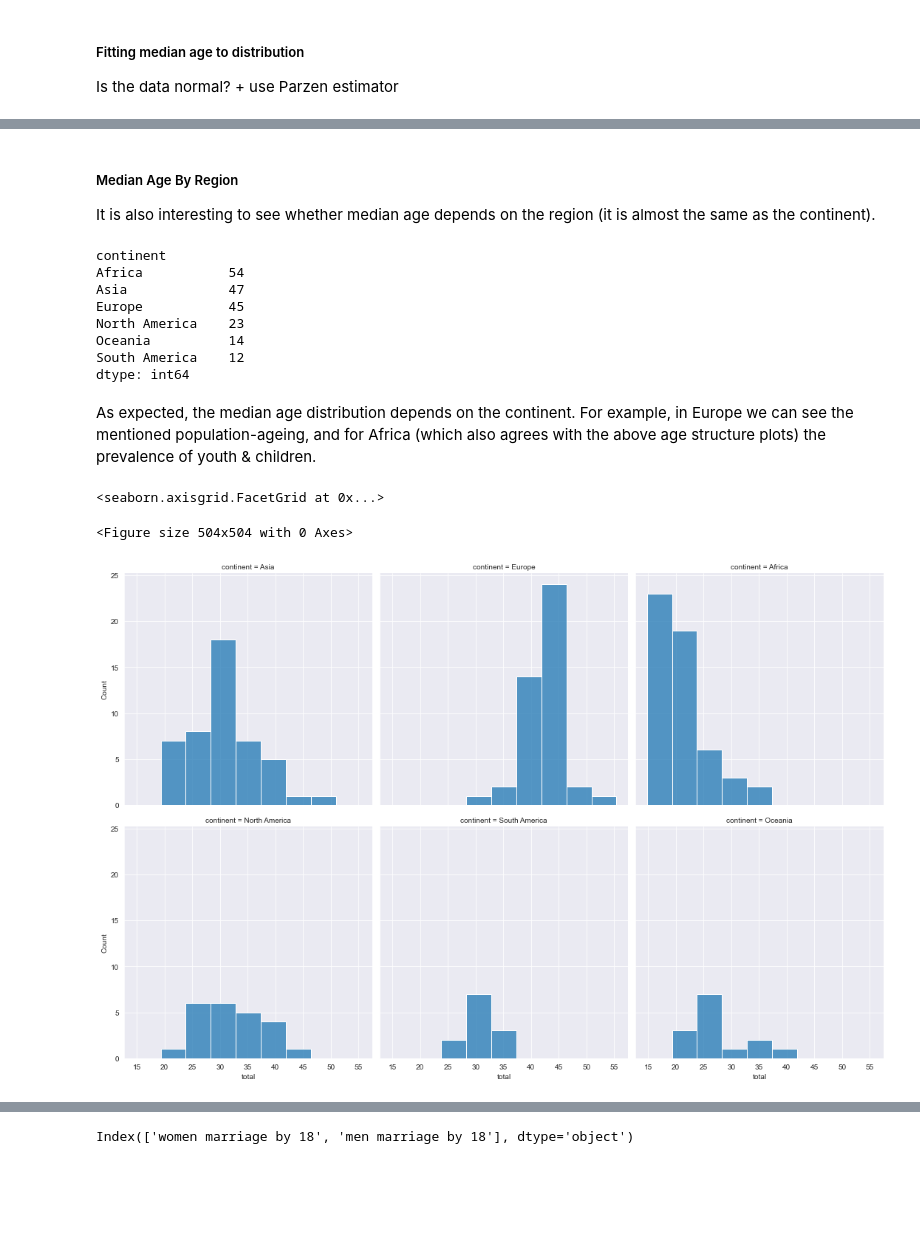
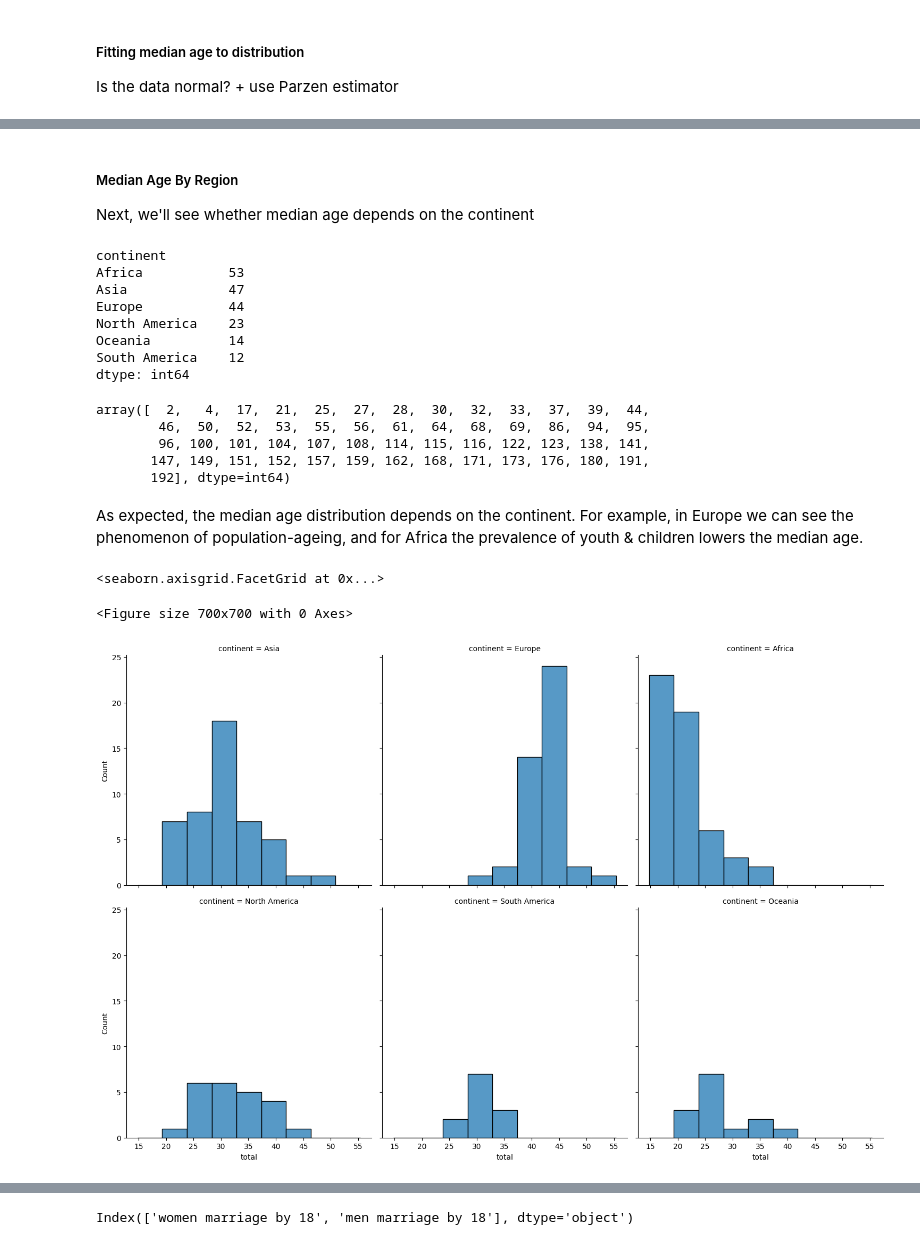
Before and after one commit to farqlia/WorldCountriesProject, a Jupyter notebook: notebooks/Analysis Of Median Age.ipynb, the cells around one changed output, grey strips where cells are left out. Drawn from its saved outputs; the diff is of its cells as text; code cells hidden in the pictures; blank space fills up the shorter version.

```diff
--- a/notebooks/Analysis Of Median Age.ipynb
+++ b/notebooks/Analysis Of Median Age.ipynb
@@ -39,8 +72,8 @@ First, we'll explore the most important metrics: median age and age structure. E
 # %%
-median_age = downloading.open_metric('median age')
-age_structure = downloading.open_metric('age structure')
+median_age = downloading.open_metric('median age')['total']
 # %%
-nan_index = median_age[median_age['total'].isna()].index
-print(nan_index)
+nan_index = median_age[median_age.isna()].index
+print("Countries with missing median age: ", list(nan_index))
 median_age = median_age.drop(nan_index)
+countries = median_age.index
 # %% [output]
@@ -78,32 +102,38 @@ plt.show()
 # %% [markdown]
 ##### Median Age By Region
 
-It is also interesting to see whether median age depends on the region (it is almost the same as the continent).
+Next, we'll see whether median age depends on the continent
 # %%
-country_continents = preprocess_utils.assign_continents()
+country_continents = preprocess_utils.assign_continents(median_age.index)
+continents = list(np.unique(country_continents.values))
 country_continents.value_counts()
 # %% [output]
 continent
-Africa           54
+Africa           53
 Asia             47
-Europe           45
+Europe           44
 North America    23
 Oceania          14
 South America    12
 dtype: int64
+# %%
+np.flatnonzero(country_continents['continent'] == 'Africa')
+# %% [output]
+array([  2,   4,  17,  21,  25,  27,  28,  30,  32,  33,  37,  39,  44,
+        46,  50,  52,  53,  55,  56,  61,  64,  68,  69,  86,  94,  95,
+        96, 100, 101, 104, 107, 108, 114, 115, 116, 122, 123, 138, 141,
+       147, 149, 151, 152, 157, 159, 162, 168, 171, 173, 176, 180, 191,
+       192], dtype=int64)
 # %% [markdown]
-As expected, the median age distribution depends on the continent. For example, in Europe we can see the mentioned population-ageing, and for Africa (which also agrees with the above age structure plots) the prevalence of youth & children.
+As expected, the median age distribution depends on the continent. For example, in Europe we can see the phenomenon of population-ageing, and for Africa the prevalence of youth & children lowers the median age.
 # %%
-location = preprocess_utils.get_location_df()
 plt.figure('Median Age Distribution By Regions', figsize=(7, 7))
-median_age_and_continent = pd.concat([median_age['total'], country_continents['continent']], axis=1)
-sns.displot(data=median_age_and_continent, x='total',
-            kind='hist', col='continent', col_wrap=3)
-# _ = plt.suptitle()
+median_age_and_continent = pd.concat([median_age.to_frame(), country_continents['continent']], axis=1)
+sns.displot(data=median_age_and_continent, x='total', kind='hist', col='continent', col_wrap=3)
 # %% [output]
 <seaborn.axisgrid.FacetGrid at 0x...>
-<Figure size 504x504 with 0 Axes>
+<Figure size 700x700 with 0 Axes>
-[figure, old version]
+[figure, new version]
 # %% [markdown]
 ##### Scatterplots
 
```
Also changed, not shown: parts of 92 cells of this notebook, 54 other files.
